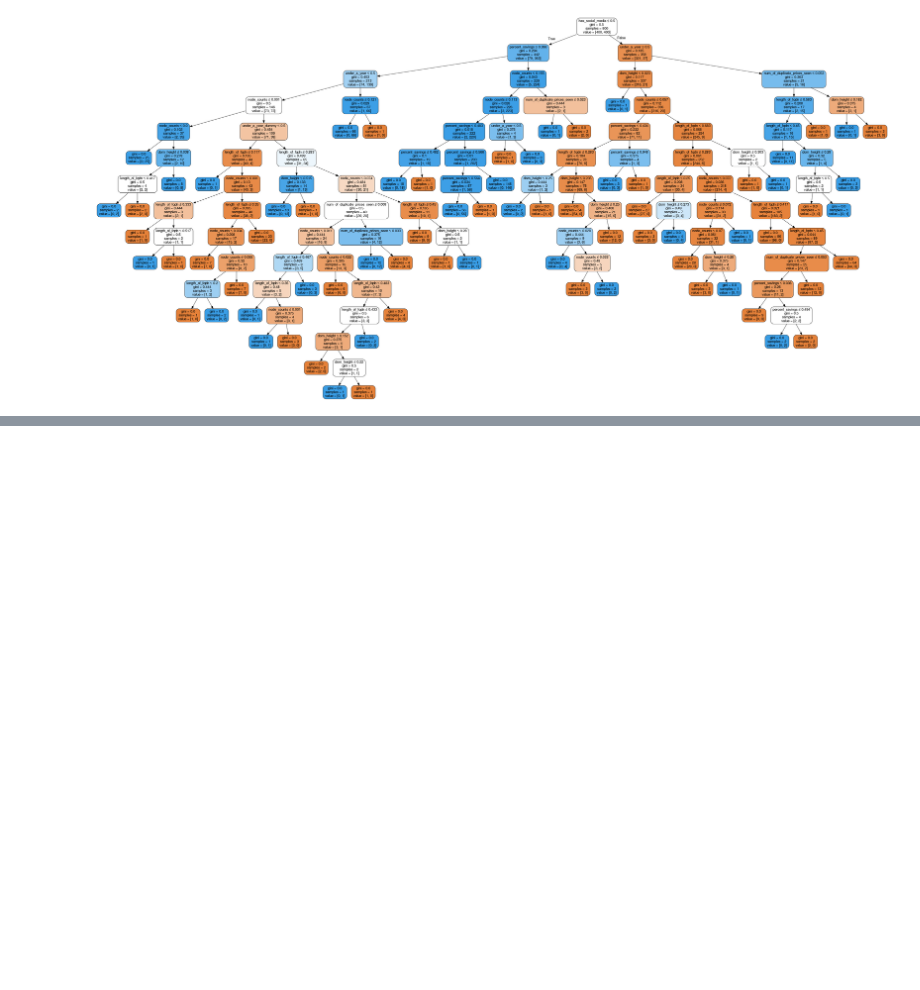
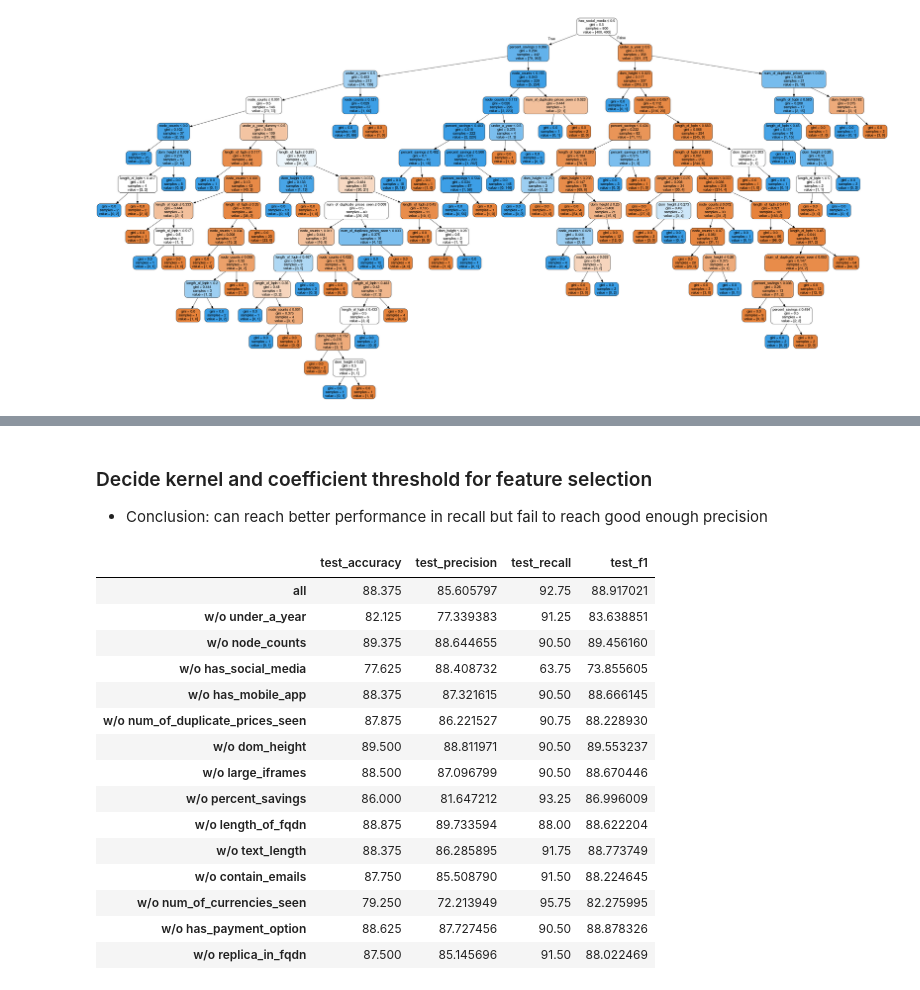
Before and after one commit to dannywu0820/Counterfeit_Website_Classification, a Jupyter notebook: main.ipynb, the cells around one changed output, grey strips where cells are left out. Drawn from its saved outputs; the diff is of its cells as text; code cells hidden in the pictures; blank space fills up the shorter version.

Commit message:
[feature]: do feature selection for SVM

```diff
--- a/main.ipynb
+++ b/main.ipynb
@@ -1233,0 +1237,3 @@ Image(graph.create_png())
+# %%
+mySVM = utility_svm.classifier
+df_X = df_800_all_scaled.drop(columns=['label', 'url', 'hostname'])
@@ -1233,0 +1242,4 @@ Image(graph.create_png())
+# %%
+mySVM.kernel = 'rbf'
+mySVM.fit(X=df_X, y=df_Y)
+mySVM.dual_coef_
@@ -1233,0 +1266,7 @@ Image(graph.create_png())
+# %%
+mySVM.kernel = 'linear'
+mySVM.fit(X=df_X, y=df_Y)
+#coef_ is only available when using a linear kernel
+svm_coefficients = pd.DataFrame(data=mySVM.coef_.T, columns=['coefficients'], index=df_X.columns)
+svm_absolute_coefficients = abs(svm_coefficients).sort_values(by=['coefficients'],ascending=False)
+svm_absolute_coefficients
@@ -1233,0 +1291,32 @@ Image(graph.create_png())
+# %% [markdown]
+### Decide kernel and coefficient threshold for feature selection
+* Conclusion: can reach better performance in recall but fail to reach good enough precision
+# %%
+def feature_selection_svm(kernel, threshold):
+    mySVM.kernel = kernel
+    above_threshold = (svm_absolute_coefficients['coefficients'] > threshold)
+    columns_above_threshold = svm_absolute_coefficients.loc[above_threshold, :].index
+    columns_above_threshold = columns_above_threshold.values.tolist()
+    columns_above_threshold.append('label')
+    df_above_threshold = df_800_all_scaled.loc[:, columns_above_threshold]
+
+    return utility_svm.doABTesting(dataframe=df_above_threshold)
+
+feature_selection_svm('poly', 0)
+# %% [output]
+|  | test_accuracy | test_precision | test_recall | test_f1 |
+| all | 88.375 | 85.605797 | 92.75 | 88.917021 |
+| w/o under_a_year | 82.125 | 77.339383 | 91.25 | 83.638851 |
+| w/o node_counts | 89.375 | 88.644655 | 90.50 | 89.456160 |
+| w/o has_social_media | 77.625 | 88.408732 | 63.75 | 73.855605 |
+| w/o has_mobile_app | 88.375 | 87.321615 | 90.50 | 88.666145 |
+| w/o num_of_duplicate_prices_seen | 87.875 | 86.221527 | 90.75 | 88.228930 |
+| w/o dom_height | 89.500 | 88.811971 | 90.50 | 89.553237 |
+| w/o large_iframes | 88.500 | 87.096799 | 90.50 | 88.670446 |
+| w/o percent_savings | 86.000 | 81.647212 | 93.25 | 86.996009 |
+| w/o length_of_fqdn | 88.875 | 89.733594 | 88.00 | 88.622204 |
+| w/o text_length | 88.375 | 86.285895 | 91.75 | 88.773749 |
+| w/o contain_emails | 87.750 | 85.508790 | 91.50 | 88.224645 |
+| w/o num_of_currencies_seen | 79.250 | 72.213949 | 95.75 | 82.275995 |
+| w/o has_payment_option | 88.625 | 87.727456 | 90.50 | 88.878326 |
+| w/o replica_in_fqdn | 87.500 | 85.145696 | 91.50 | 88.022469 |
```
Also changed, not shown: parts of 7 cells of this notebook.
